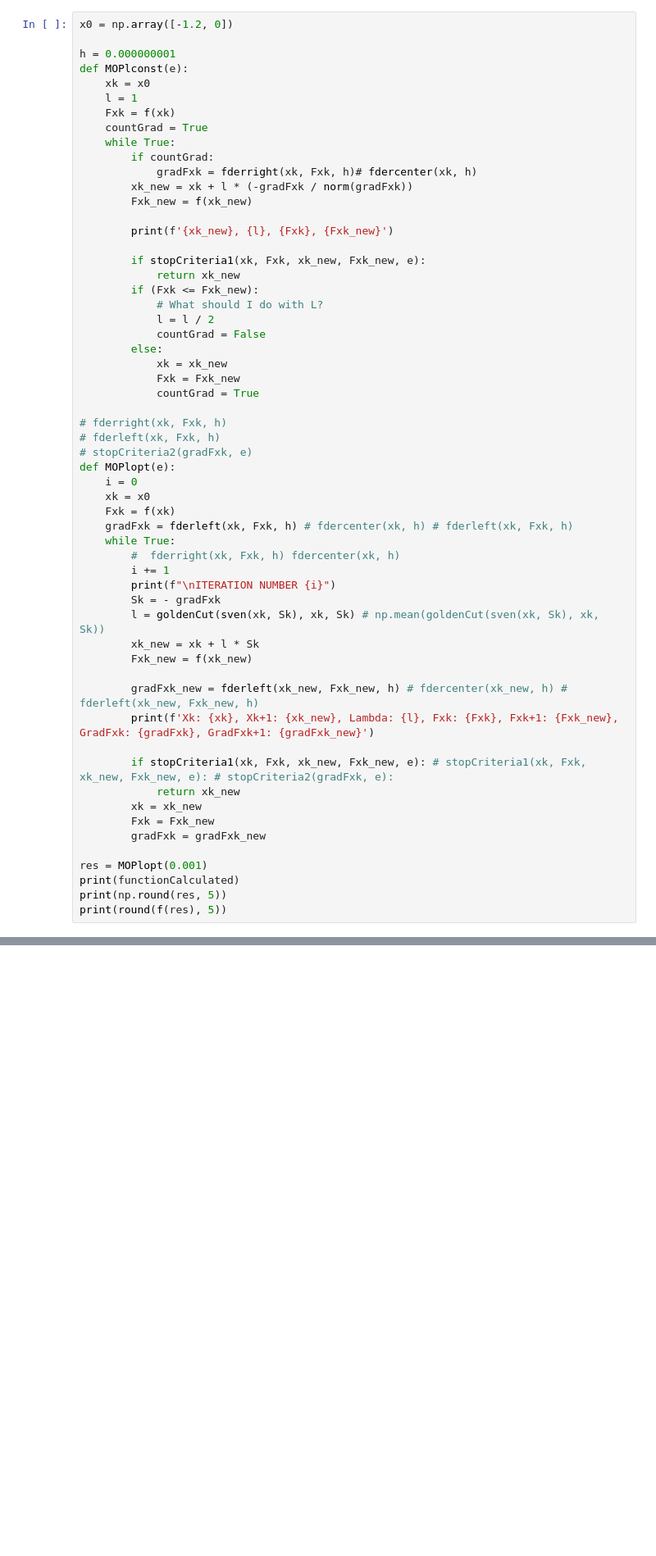
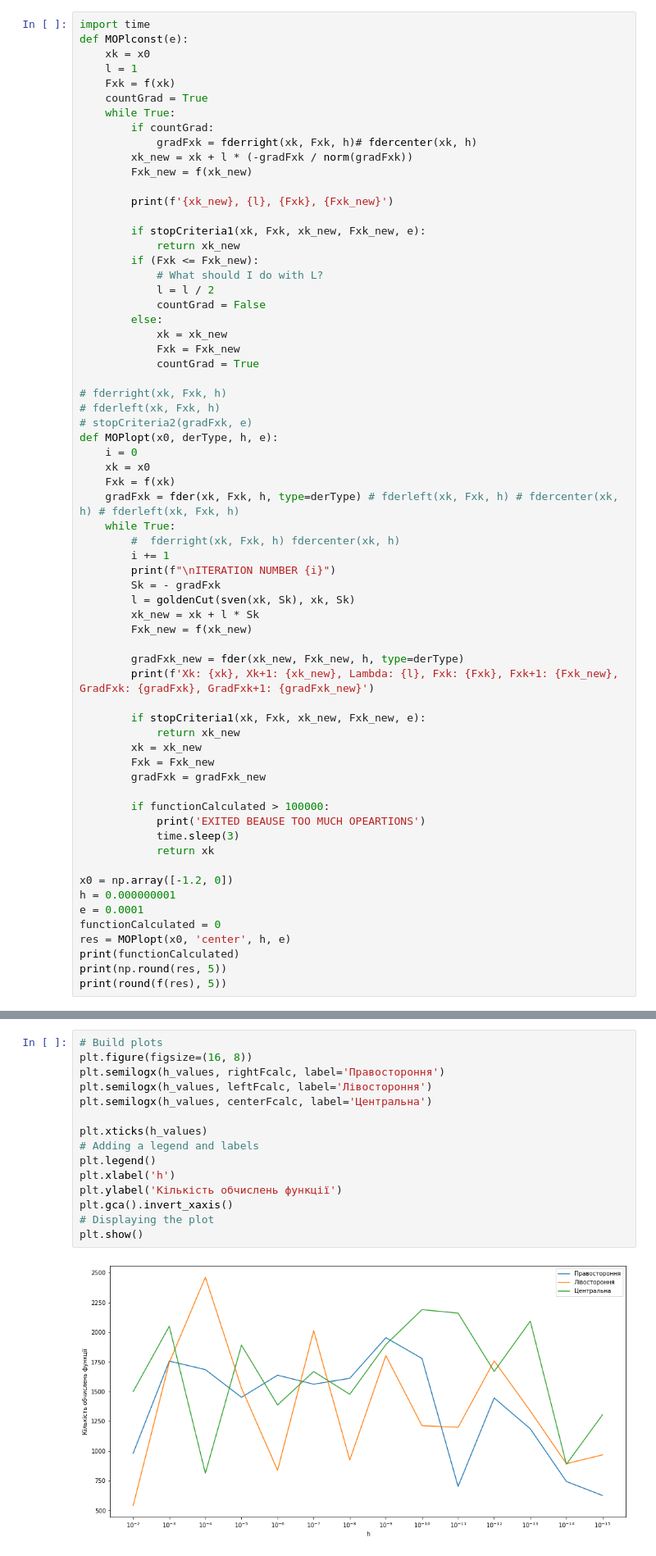
Before and after one commit to B-Perederei/Method-of-steepest-descent, a Jupyter notebook: Source.ipynb, the cells around one changed output, grey strips where cells are left out. Shown at 82% size. Drawn from its saved outputs; the diff is of its cells as text; blank space fills up the shorter version.

```diff
--- a/Source.ipynb
+++ b/Source.ipynb
@@ -188,9 +199,7 @@ def DSKPauela(lTrustInterval, xk, Sk):
         a2 = (1 / (x3 - x2)) * ((Fx3 - Fx1) / (x3 - x1) - (Fx2 - Fx1) / (x2 - x1))
         x_new = (x1 + x2) / 2 - a1 / (2*a2)
 # %%
-x0 = np.array([-1.2, 0])
-
-h = 0.000000001
+import time
 def MOPlconst(e):
     xk = x0
     l = 1
@@ -218,30 +227,39 @@ def MOPlconst(e):
 # fderright(xk, Fxk, h)
 # fderleft(xk, Fxk, h)
 # stopCriteria2(gradFxk, e)
-def MOPlopt(e):
+def MOPlopt(x0, derType, h, e):
     i = 0
     xk = x0
     Fxk = f(xk)
-    gradFxk = fderleft(xk, Fxk, h) # fdercenter(xk, h) # fderleft(xk, Fxk, h)
+    gradFxk = fder(xk, Fxk, h, type=derType) # fderleft(xk, Fxk, h) # fdercenter(xk, h) # fderleft(xk, Fxk, h)
     while True:
         #  fderright(xk, Fxk, h) fdercenter(xk, h)
         i += 1
         print(f"\nITERATION NUMBER {i}")
         Sk = - gradFxk
-        l = goldenCut(sven(xk, Sk), xk, Sk) # np.mean(goldenCut(sven(xk, Sk), xk, Sk))
+        l = goldenCut(sven(xk, Sk), xk, Sk)
         xk_new = xk + l * Sk
         Fxk_new = f(xk_new)
 
-        gradFxk_new = fderleft(xk_new, Fxk_new, h) # fdercenter(xk_new, h) # fderleft(xk_new, Fxk_new, h)
+        gradFxk_new = fder(xk_new, Fxk_new, h, type=derType)
         print(f'Xk: {xk}, Xk+1: {xk_new}, Lambda: {l}, Fxk: {Fxk}, Fxk+1: {Fxk_new}, GradFxk: {gradFxk}, GradFxk+1: {gradFxk_new}')
 
-        if stopCriteria1(xk, Fxk, xk_new, Fxk_new, e): # stopCriteria1(xk, Fxk, xk_new, Fxk_new, e): # stopCriteria2(gradFxk, e):
+        if stopCriteria1(xk, Fxk, xk_new, Fxk_new, e):
             return xk_new
         xk = xk_new
         Fxk = Fxk_new
         gradFxk = gradFxk_new
 
-res = MOPlopt(0.001)
+        if functionCalculated > 100000:
+            print('EXITED BEAUSE TOO MUCH OPEARTIONS')
+            time.sleep(3)
+            return xk
+
+x0 = np.array([-1.2, 0])
+h = 0.000000001
+e = 0.0001
+functionCalculated = 0
+res = MOPlopt(x0, 'center', h, e)
 print(functionCalculated)
 print(np.round(res, 5))
 print(round(f(res), 5))
@@ -265,0 +344,17 @@ Xk: [0.8653539880142322 0.7475756033581196], Xk+1: [0.8651044080598771 0.7480108
+# %%
+# Build plots
+plt.figure(figsize=(16, 8))
+plt.semilogx(h_values, rightFcalc, label='Правостороння')
+plt.semilogx(h_values, leftFcalc, label='Лівостороння')
+plt.semilogx(h_values, centerFcalc, label='Центральна')
+
+plt.xticks(h_values)
+# Adding a legend and labels
+plt.legend()
+plt.xlabel('h')
+plt.ylabel('Кількість обчислень функції')
+plt.gca().invert_xaxis()
+# Displaying the plot
+plt.show()
+# %% [output]
+[figure, added]
```
Also changed, not shown: parts of 5 cells of this notebook, 1 other file.
